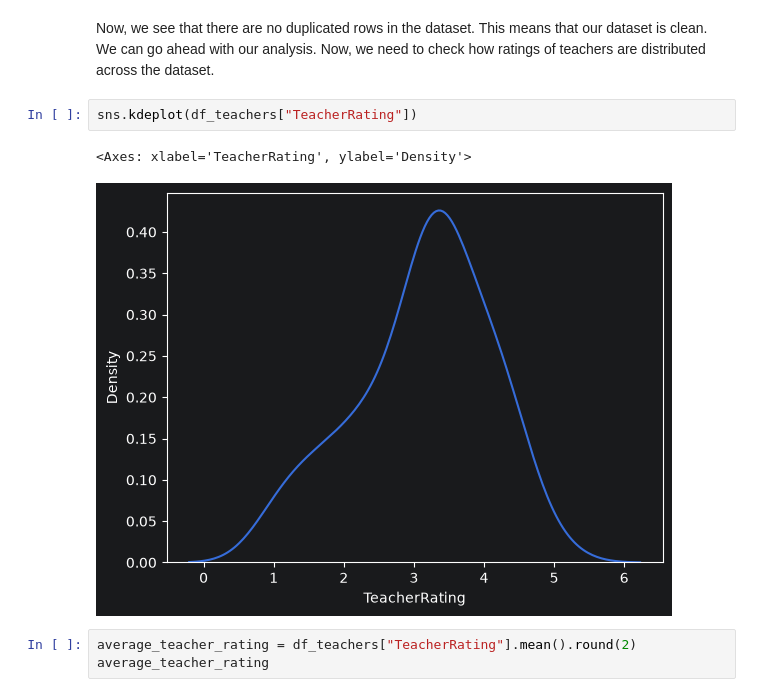
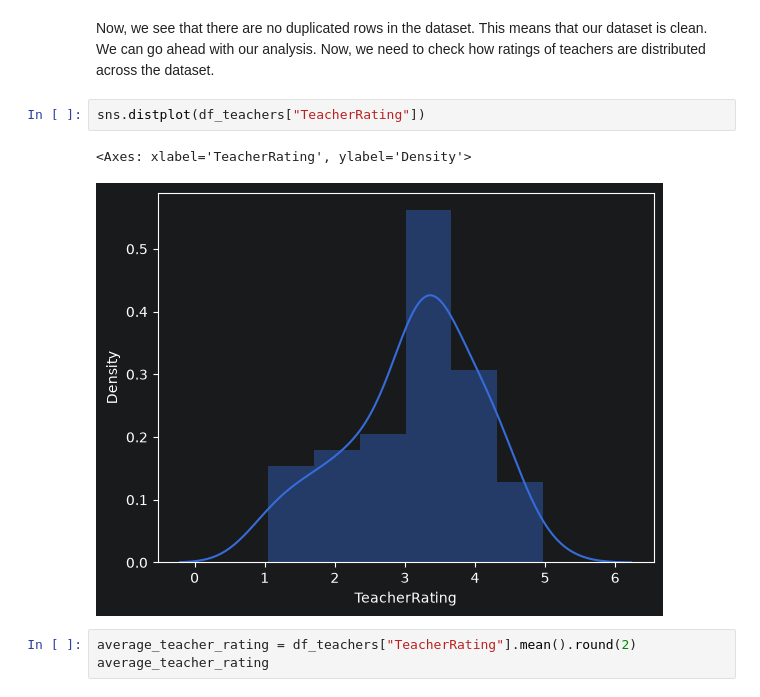
Before and after one commit to amithvardhan99/resume-projects, a Jupyter notebook: Instructor Performance and Course Quality Evaluation on EduPro/notebook.ipynb, the cells around one changed output. Saved outputs shown, nothing was run; the diff lists cells and outputs as text.

```diff
--- a/Instructor Performance and Course Quality Evaluation on EduPro/notebook.ipynb
+++ b/Instructor Performance and Course Quality Evaluation on EduPro/notebook.ipynb
@@ -64,10 +64,10 @@ np.int64(0)
 # %% [markdown]
 Now, we see that there are no duplicated rows in the dataset. This means that our dataset is clean. We can go ahead with our analysis. Now, we need to check how ratings of teachers are distributed across the dataset.
 # %%
-sns.kdeplot(df_teachers["TeacherRating"])
+sns.distplot(df_teachers["TeacherRating"])
 # %% [output]
 <Axes: xlabel='TeacherRating', ylabel='Density'>
-[figure, old version]
+[figure, new version]
 # %%
 average_teacher_rating = df_teachers["TeacherRating"].mean().round(2)
 average_teacher_rating
```
Also changed, not shown: parts of 4 cells of this notebook.
